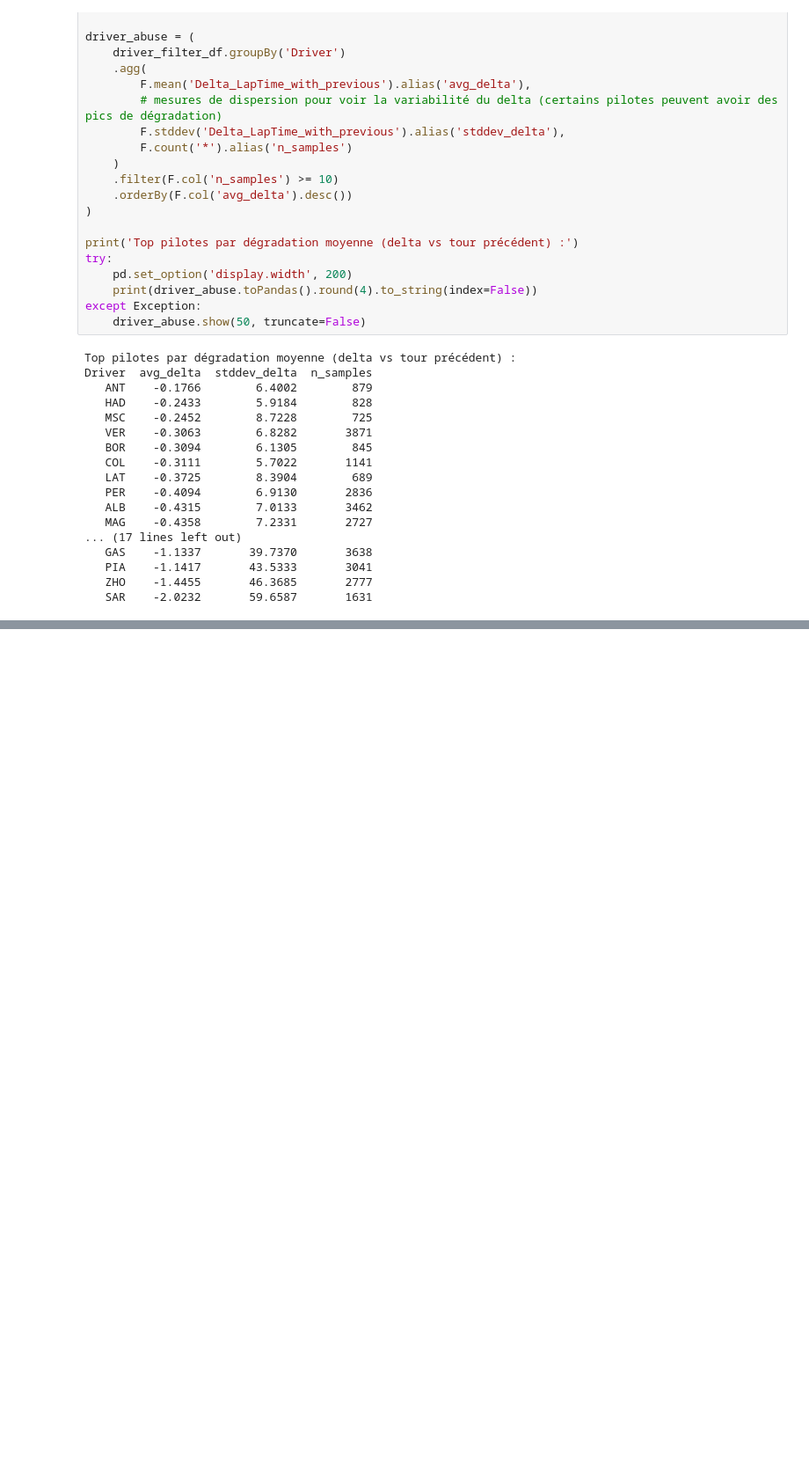
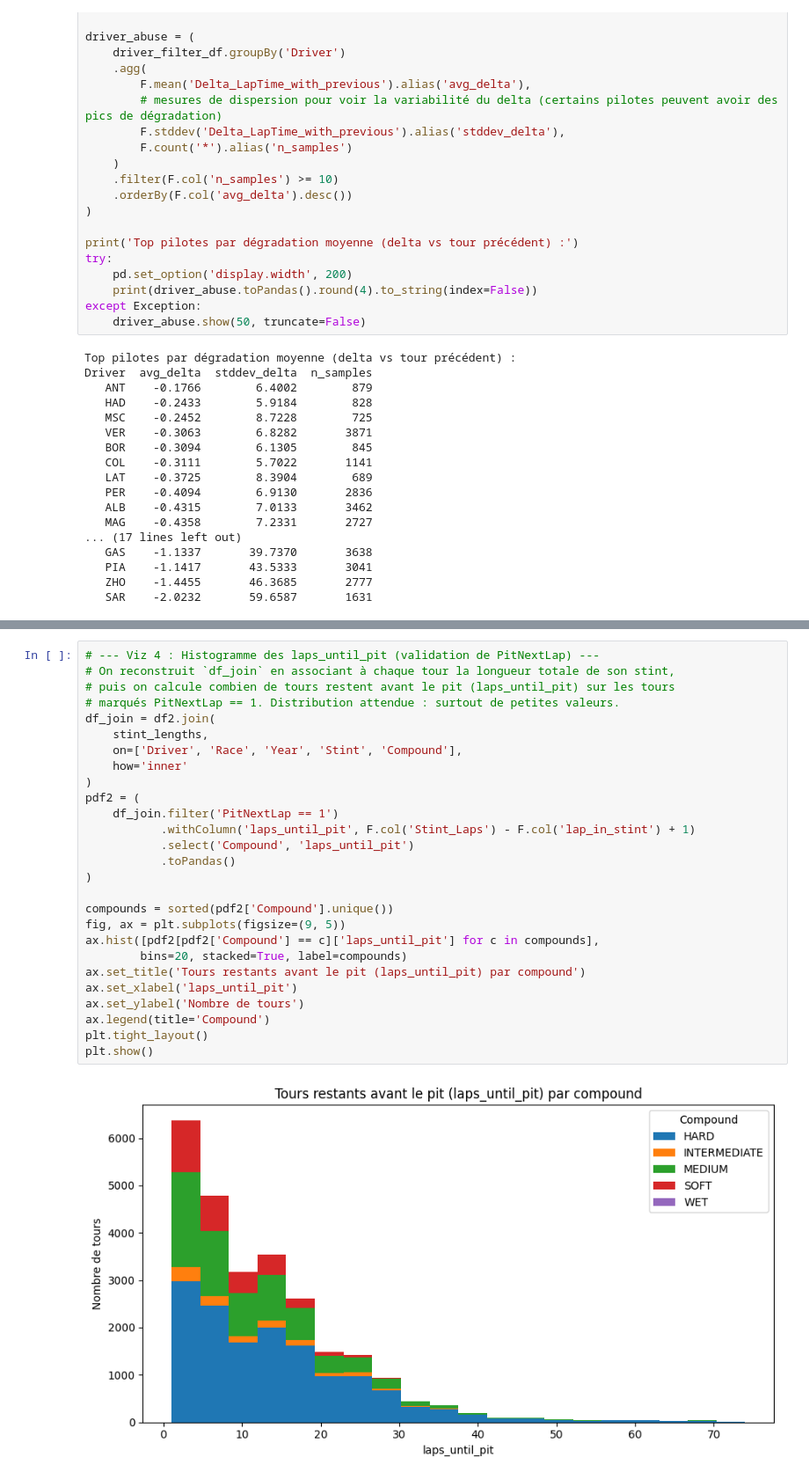
Before and after one commit to NOKIMIMO/snkk-distribue, a Jupyter notebook: spark_analysis.ipynb, the cells around one changed output, grey strips where cells are left out. Shown at 88% size. Saved outputs shown, nothing was run; the diff lists cells and outputs as text; blank space fills up the shorter version.

```diff
--- a/spark_analysis.ipynb
+++ b/spark_analysis.ipynb
@@ -334,0 +382,29 @@ Driver    HARD  INTERMEDIATE  MEDIUM    SOFT      WET
+# %%
+# --- Viz 4 : Histogramme des laps_until_pit (validation de PitNextLap) ---
+# On reconstruit `df_join` en associant à chaque tour la longueur totale de son stint,
+# puis on calcule combien de tours restent avant le pit (laps_until_pit) sur les tours
+# marqués PitNextLap == 1. Distribution attendue : surtout de petites valeurs.
+df_join = df2.join(
+    stint_lengths,
+    on=['Driver', 'Race', 'Year', 'Stint', 'Compound'],
+    how='inner'
+)
+pdf2 = (
+    df_join.filter('PitNextLap == 1')
+           .withColumn('laps_until_pit', F.col('Stint_Laps') - F.col('lap_in_stint') + 1)
+           .select('Compound', 'laps_until_pit')
+           .toPandas()
+)
+
+compounds = sorted(pdf2['Compound'].unique())
+fig, ax = plt.subplots(figsize=(9, 5))
+ax.hist([pdf2[pdf2['Compound'] == c]['laps_until_pit'] for c in compounds],
+        bins=20, stacked=True, label=compounds)
+ax.set_title('Tours restants avant le pit (laps_until_pit) par compound')
+ax.set_xlabel('laps_until_pit')
+ax.set_ylabel('Nombre de tours')
+ax.legend(title='Compound')
+plt.tight_layout()
+plt.show()
+# %% [output]
+[figure, added]
```
Also changed, not shown: parts of 12 cells of this notebook.
